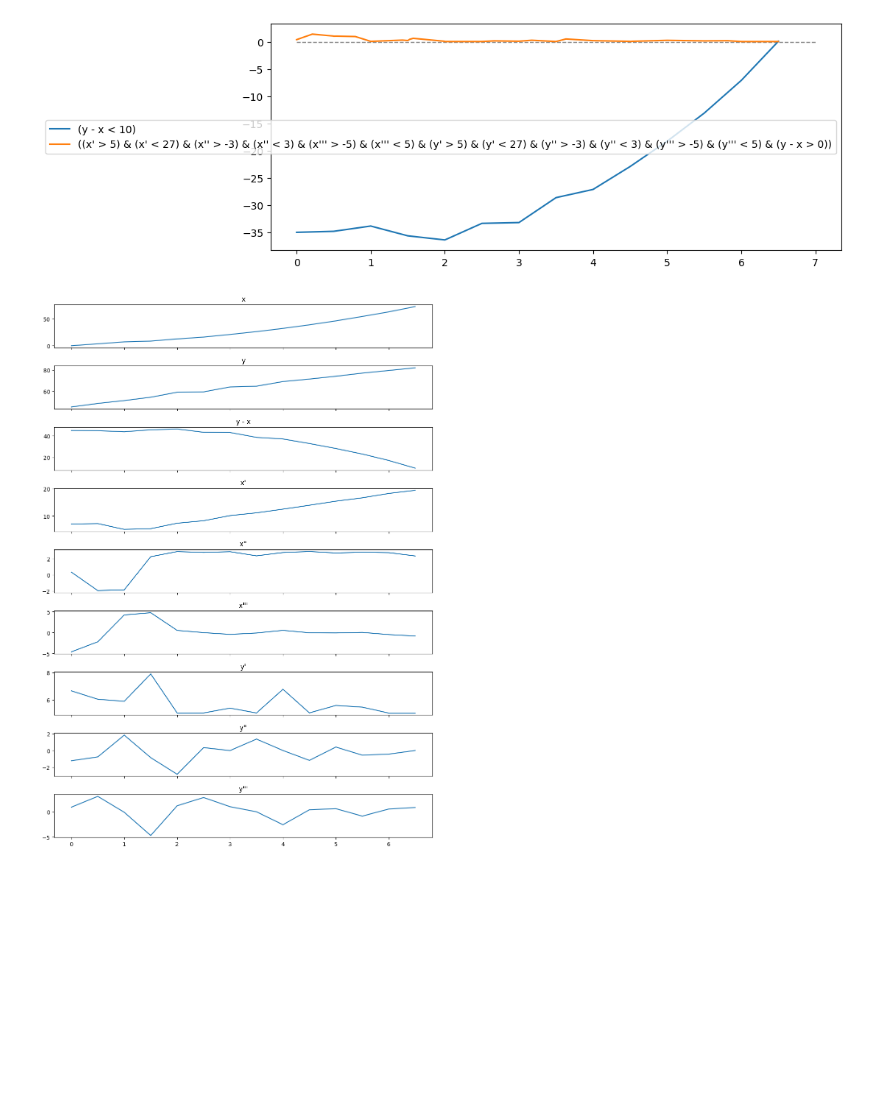
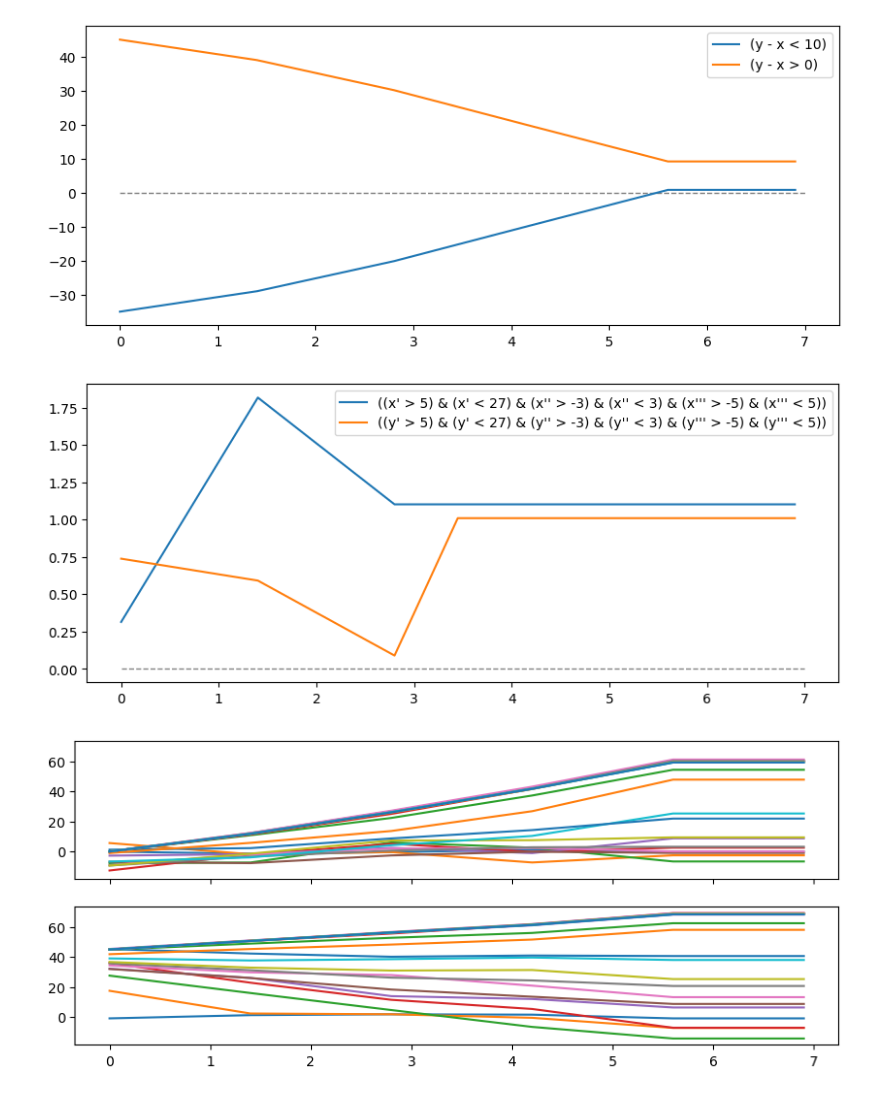
Before and after one commit to midoriao/optimization-for-exemplification, a Jupyter notebook: exemplify.ipynb, the cells around one changed output. Saved outputs shown, nothing was run; the diff lists cells and outputs as text; code cells hidden in the pictures; blank space fills up the shorter version.

```diff
--- a/exemplify.ipynb
+++ b/exemplify.ipynb
@@ -35,6 +9,6 @@ def eq(predicate, value):
-# %%
-# Hyperparameters
-
-time_step = 0.5
-duration = 7
-control_points = np.arange(0, duration, time_step)
+# %%
+# Hyperparameters
+
+time_step = 0.1
+duration = 7
+n_cp = 5  # should be above 3 (due to differential operation)
@@ -81,8 +79,6 @@ sim = (eq(Predicate("x"), 0) & eq(Predicate("y"), 45) &
 import numpy as np
 from cmaes import CMA
 import time
-
-compute_robustness(sim, trace0).at(0)
 
 optimizer = CMA(mean=np.zeros(search_dim), sigma=1.3)
 
@@ -96,14 +92,15 @@ while len(falsified_traces) < 5:
     solutions = []
     for _ in range(optimizer.population_size):
         x = optimizer.ask()
-        trace = generate_trace(control_points, x, control_points)
+        trace = generate_trace(control_points, x, time_series)
         value = compute_robustness(~sim, trace).at(0)
         history.append(trace)
         if value < 0:
             falsified_traces.append(trace)
+            print(f"#{generation} {value} (x1={x[0]}, x2 = {x[1]})")
         solutions.append((x, value))
-        print(f"#{generation} {value} (x1={x[0]}, x2 = {x[1]})")
     optimizer.tell(solutions)
+
     generation += 1
 
 elapsed = time.time() - t1
@@ -131,0 +117,6 @@ elapsed
+# %%
+# Show best signal
+
+results = falsified_traces if len(falsified_traces) != 0 else history[:-5]
+
+plot_trace(results[0], figsize=[10, 14])
@@ -132,12 +125,29 @@ elapsed
 # %%
+# plot some subformulas
+
 plt.hlines(0, 0, duration, color='gray', linestyle='--', linewidth=1)
-plot_robustness(danger, falsified_traces[0])
-plot_robustness(carx & cary & (Predicate("y - x") > 0), falsified_traces[0])
+plot_robustness(danger, results[0])
+plot_robustness((Predicate("y - x") > 0), results[0])
 plt.legend()
 plt.show()
+
+plt.hlines(0, 0, duration, color='gray', linestyle='--', linewidth=1)
+plot_robustness(carx, results[0])
+plot_robustness(cary, results[0])
+plt.legend()
+plt.show()
 # %% [output]
-[figure, old version]
+[figure, new version]
+[figure, added]
-# %%
-plot_trace(falsified_traces[0], sharey=False, figsize=[10, 14])
-# %% [output]
-[figure, removed]
+# %%
+# show some (5%) of all generated signals
+
+def plot_traces_xy(traces, **figure_args):
+    fig, ax = plt.subplots(2, sharex=True, sharey=True, **figure_args)
+    for trace in traces:
+        ax[0].plot(trace["x"].times, trace["x"].values)
+        ax[1].plot(trace["y"].times, trace["y"].values)
+
+plot_traces_xy(history[::len(history)//20])
+# %% [output]
+[figure, added]
```
Also changed, not shown: parts of 6 cells of this notebook.
